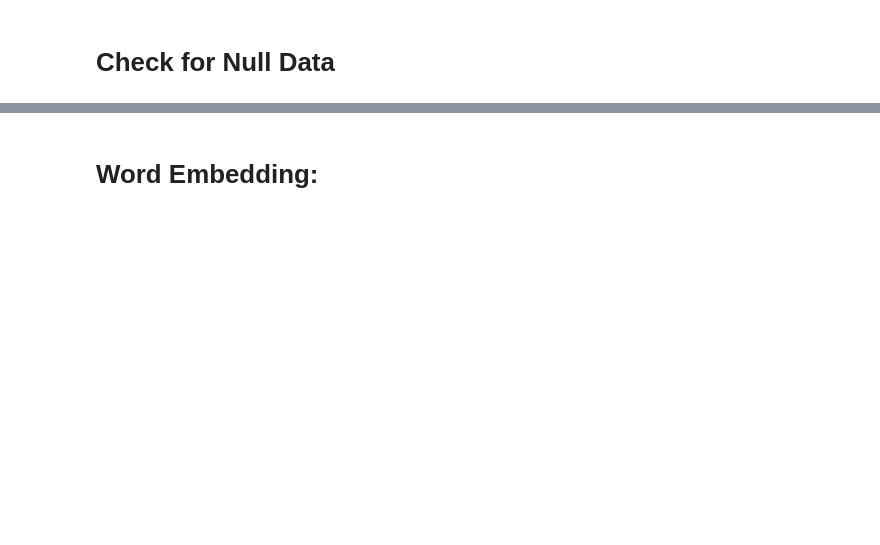
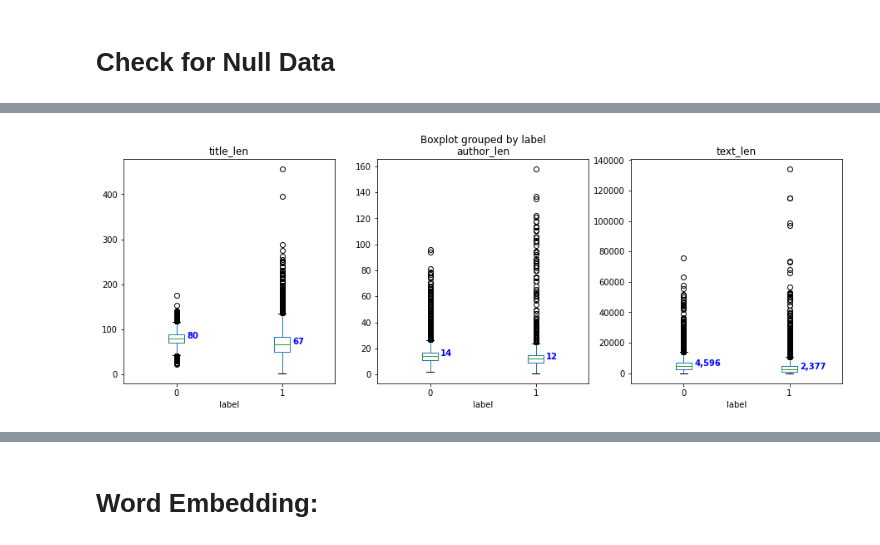
Before and after one commit to Abhishek-Dutt-1/kaggle-fake-news, a Jupyter notebook: fake_news_classifier.ipynb, the cells around one changed output, grey strips where cells are left out. Saved outputs shown, nothing was run; the diff lists cells and outputs as text; code cells hidden in the pictures; blank space fills up the shorter version.

```diff
--- a/fake_news_classifier.ipynb
+++ b/fake_news_classifier.ipynb
@@ -21,2 +42,12 @@ test = pd.read_csv("data/test.csv")
+# %%
+def box_plot(data, col, ax):
+  bx = data.boxplot(column=[col], by='label', ax=ax, grid=False);
+  m1 = data.groupby(['label'])[col].median().values
+  m2 = data.groupby(['label'])[col].mean().values
+  mL1 = ["{:,}".format(int(n)) for n in np.round(m1, 0)]
+  mL2 = ["{:,}".format(int(n)) for n in np.round(m2, 0)]
+  for tick in range(len(bx.get_xticklabels())):
+    bx.text(tick+1.1, m1[tick], mL1[tick], color='b', weight='semibold')
+    # bx.text(tick+1.1, m1[tick], mL2[tick], color='b', weight='semibold')
 # %% [markdown]
 # Check for Null Data
@@ -51,0 +70,14 @@ train['title'].str.len().hist(by=train['label']);
+# %%
+train['title_len'] = train['title'].str.len()
+train['author_len'] = train['author'].str.len()
+train['text_len'] = train['text'].str.len()
+
+fig=plt.figure(figsize=(15,5))
+ax=fig.add_subplot(1, 3, 1)
+box_plot(train, 'title_len', ax)
+ax=fig.add_subplot(1, 3, 2)
+box_plot(train, 'author_len', ax)
+ax=fig.add_subplot(1, 3, 3)
+box_plot(train, 'text_len', ax)
+# %% [output]
+[figure, added]
```
Also changed, not shown: parts of 14 cells of this notebook.
